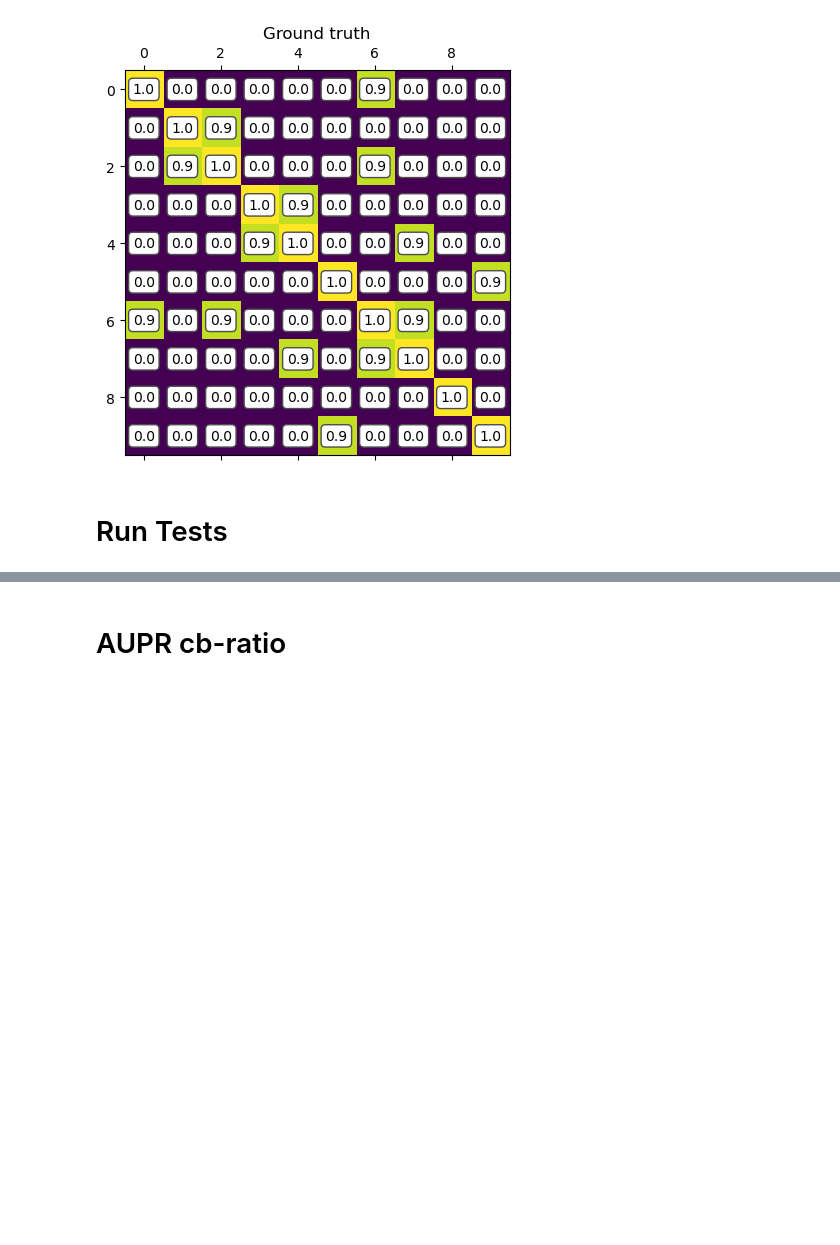
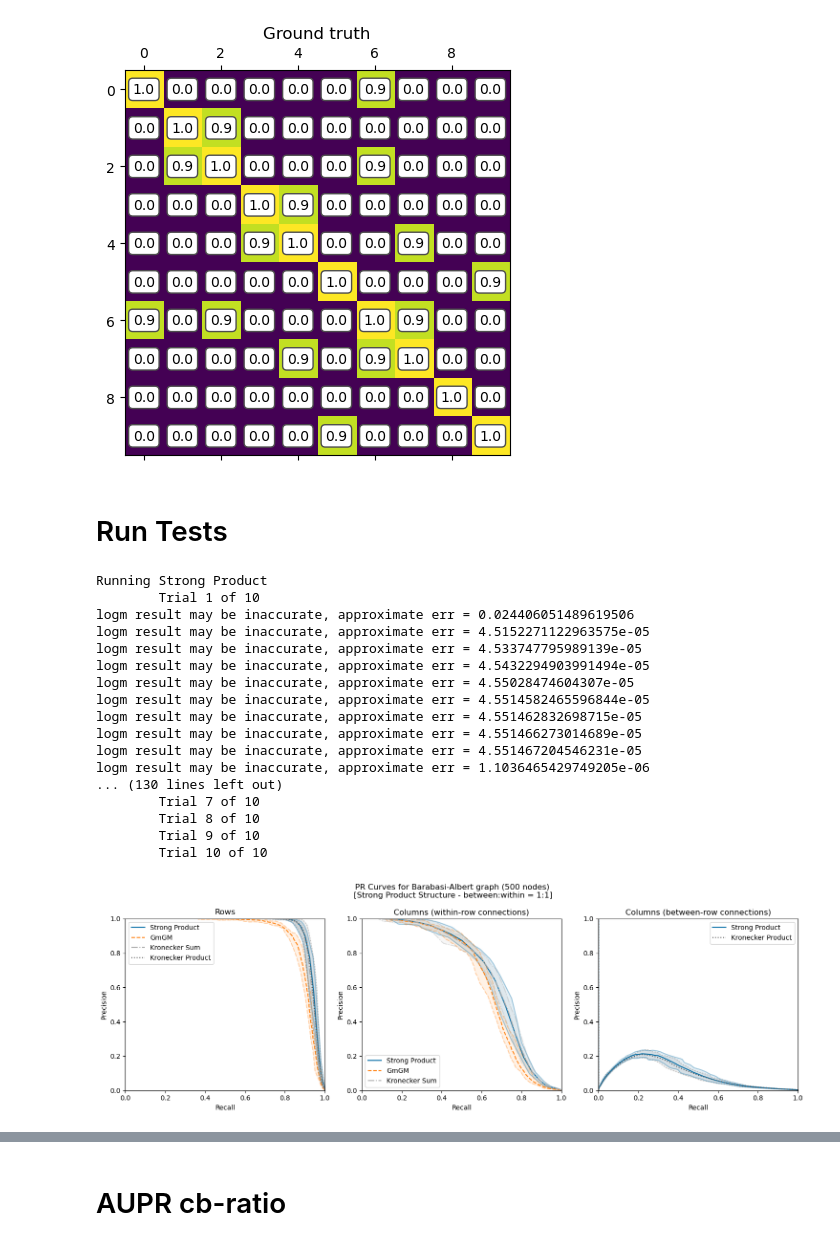
Before and after one commit to BaileyAndrew/Strong-Product-Model, a Jupyter notebook: synthetic.ipynb, the cells around one changed output, grey strips where cells are left out. Saved outputs shown, nothing was run; the diff lists cells and outputs as text; code cells hidden in the pictures; blank space fills up the shorter version.

```diff
--- a/synthetic.ipynb
+++ b/synthetic.ipynb
@@ -486,2 +554,39 @@ def precision_test(
 # %% [markdown]
 # Run Tests
+# %%
+# Create a random graph
+num_nodes = 500
+graph1 = ig.Graph.Barabasi(n=num_nodes)
+graph2 = ig.Graph.Barabasi(n=num_nodes)
+graph3 = ig.Graph.Barabasi(n=num_nodes)
+
+
+
+fig, axs = precision_test(
+    num_nodes,
+    [graph1, graph2, graph3],
+    title="Strong Product Structure - between:within = 1:1",
+    num_trials=10,
+    model="Strong Product",
+    cb_cw_ratio=1
+)
+fig.savefig('./out_figs/synthetic/sp1_barabasi_500_nodes_1to1.pdf', bbox_inches="tight")
+# %% [output]
+Running Strong Product
+        Trial 1 of 10
+logm result may be inaccurate, approximate err = 0.024406051489619506
+logm result may be inaccurate, approximate err = 4.5152271122963575e-05
+logm result may be inaccurate, approximate err = 4.533747795989139e-05
+logm result may be inaccurate, approximate err = 4.5432294903991494e-05
+logm result may be inaccurate, approximate err = 4.55028474604307e-05
+logm result may be inaccurate, approximate err = 4.5514582465596844e-05
+logm result may be inaccurate, approximate err = 4.551462832698715e-05
+logm result may be inaccurate, approximate err = 4.551466273014689e-05
+logm result may be inaccurate, approximate err = 4.551467204546231e-05
+logm result may be inaccurate, approximate err = 1.1036465429749205e-06
+... (130 lines left out)
+        Trial 7 of 10
+        Trial 8 of 10
+        Trial 9 of 10
+        Trial 10 of 10
+[figure, added]
```
Also changed, not shown: parts of 15 cells of this notebook, 14 other files.
